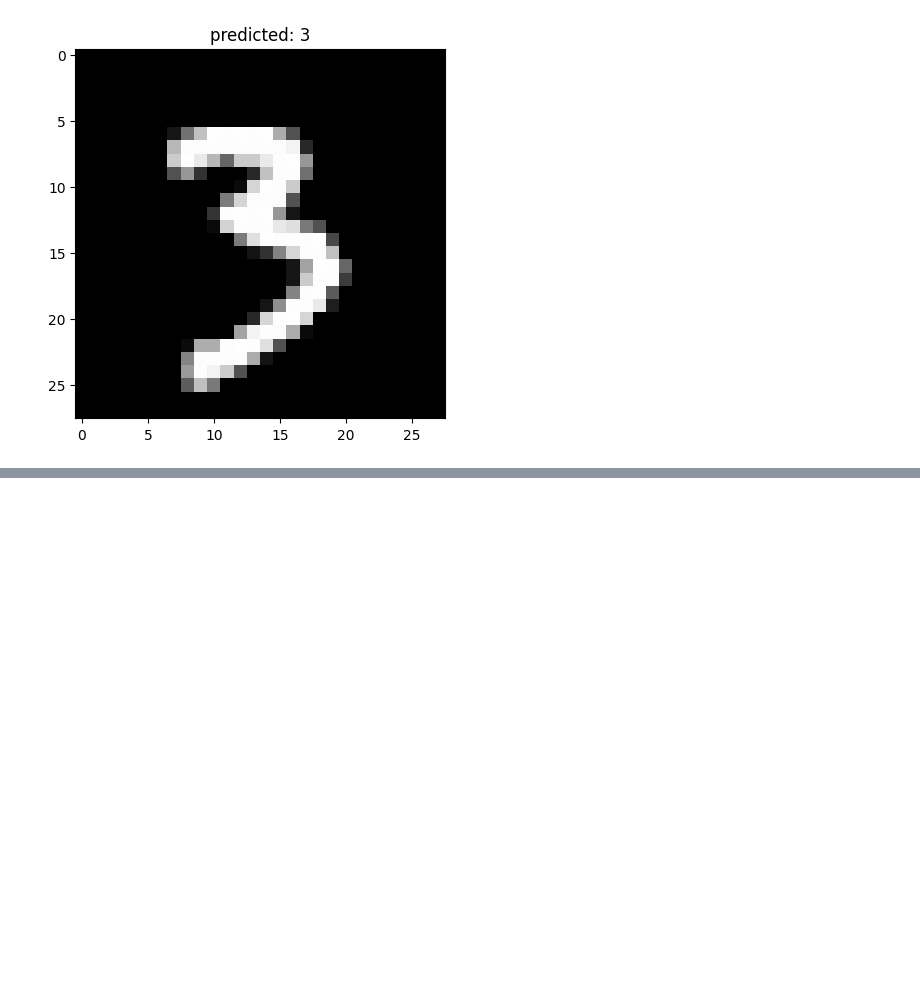
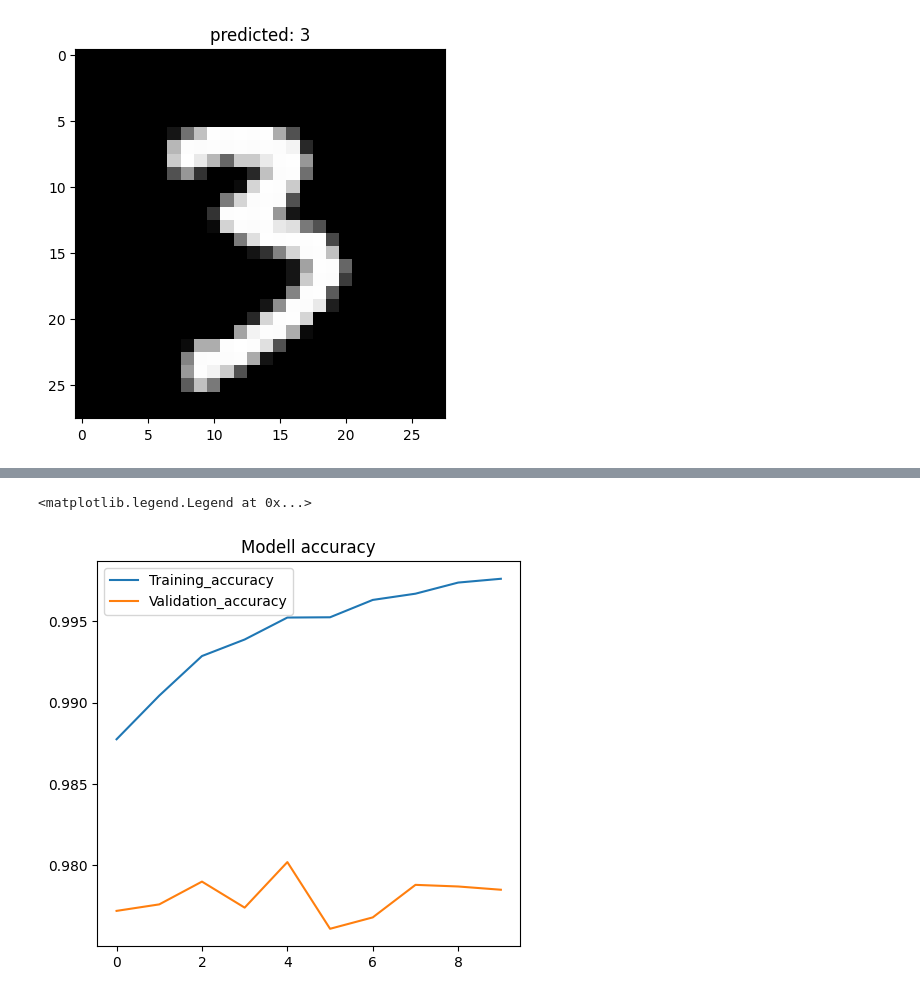
Before and after one commit to MissMukuru/-Overfit_n_Chill, a Jupyter notebook: Image_classifier_NN.ipynb, the cells around one changed output, grey strips where cells are left out. Cells and saved outputs as stored; diff of their text form; code cells hidden in the pictures; blank space fills up the shorter version.

```diff
--- a/Image_classifier_NN.ipynb
+++ b/Image_classifier_NN.ipynb
@@ -75,0 +83,29 @@ plt.show()
+# %%
+#Reshape data to add a single channel(grayscale images)
+X_train = X_train.reshape(-1, 28, 28, 1)
+X_test = X_test.reshape(-1, 28, 28, 1)
+# %%
+#defining the CNN model
+model = Sequential([
+    #First CNN layer
+    layers.Conv2D(32, (3,3), activation =  'relu', input_shape=(28, 28, 1))
+    layers.MaxPooling2D((2,2)),
+
+    #Second CNN layer
+    layers.conv2D(64, (3,3), activation = 'relu'),
+    layers.MaxPooling2D((2,2)),
+
+    #Third CNN layer
+    layers.Flatten()
+    layers.Dense(128,activation = 'relu'),#This is the fully connected layer
+    layers.Dense(10, activation = 'softmax')#This is th output layer(10 classes)
+])
+# %%
+model.compile(
+    optimizer = 'adam',
+    loss = 'sparse_categorical_crossentropy',
+    metrics = ['accuracy']
+)
+# %%
+#Taining the model
+history =model.fit(X_train,y_train, epochs = 10, validation_data = (X_test, y_test))
@@ -75,0 +139,11 @@ plt.show()
+# %%
+#Plotting the accuaraacy and loss
+plt.figure(figsize=(12, 5))
+plt.subplot(1,2,1)
+plt.plot(history.history['accuracy'],  label = 'Training_accuracy')
+plt.plot(history.history['val_accuracy'], label = 'Validation_accuracy')
+plt.title('Modell accuracy')
+plt.legend()
+# %% [output]
+<matplotlib.legend.Legend at 0x...>
+[figure, added]
```
Also changed, not shown: parts of 12 cells of this notebook.
